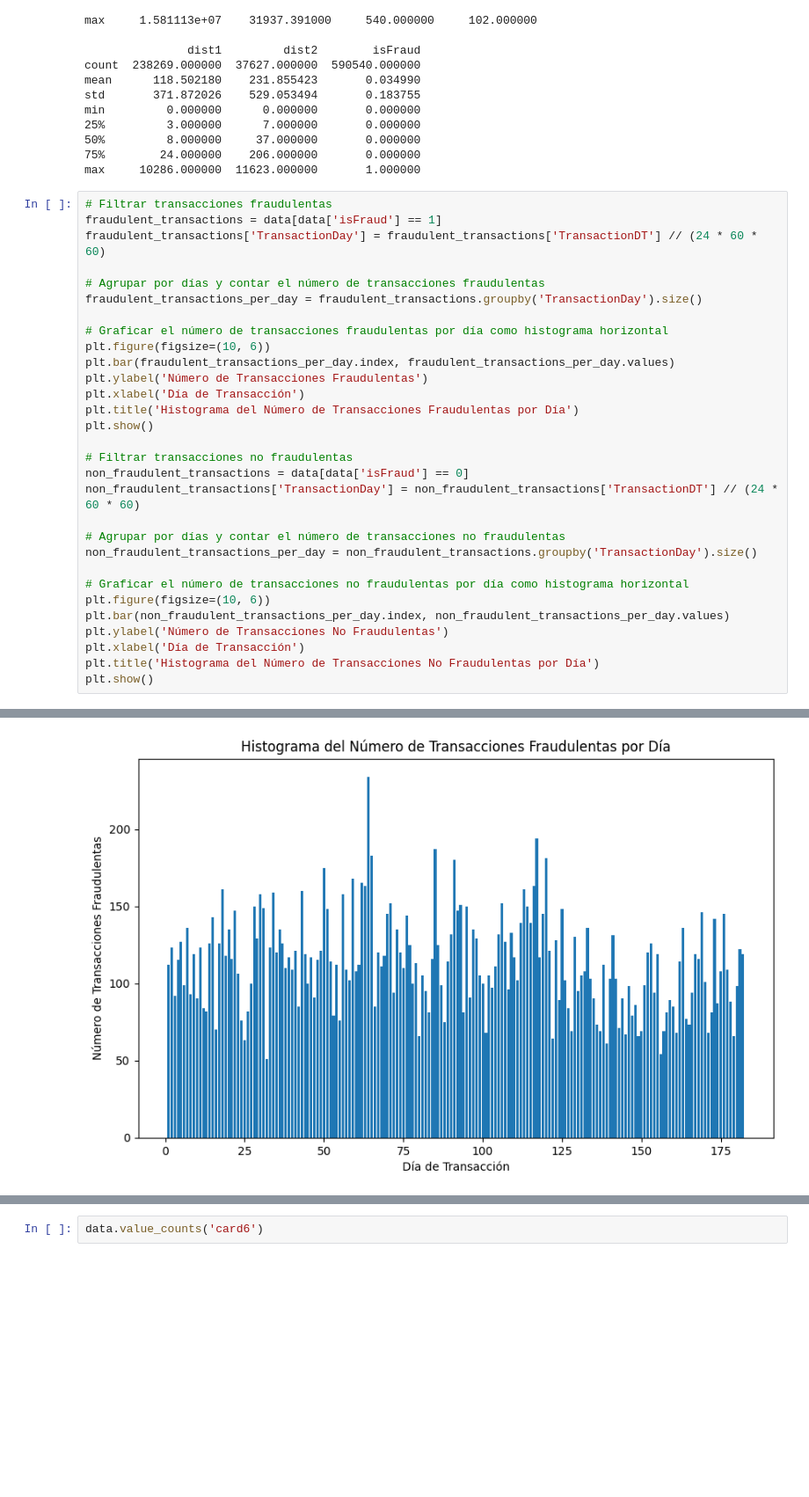
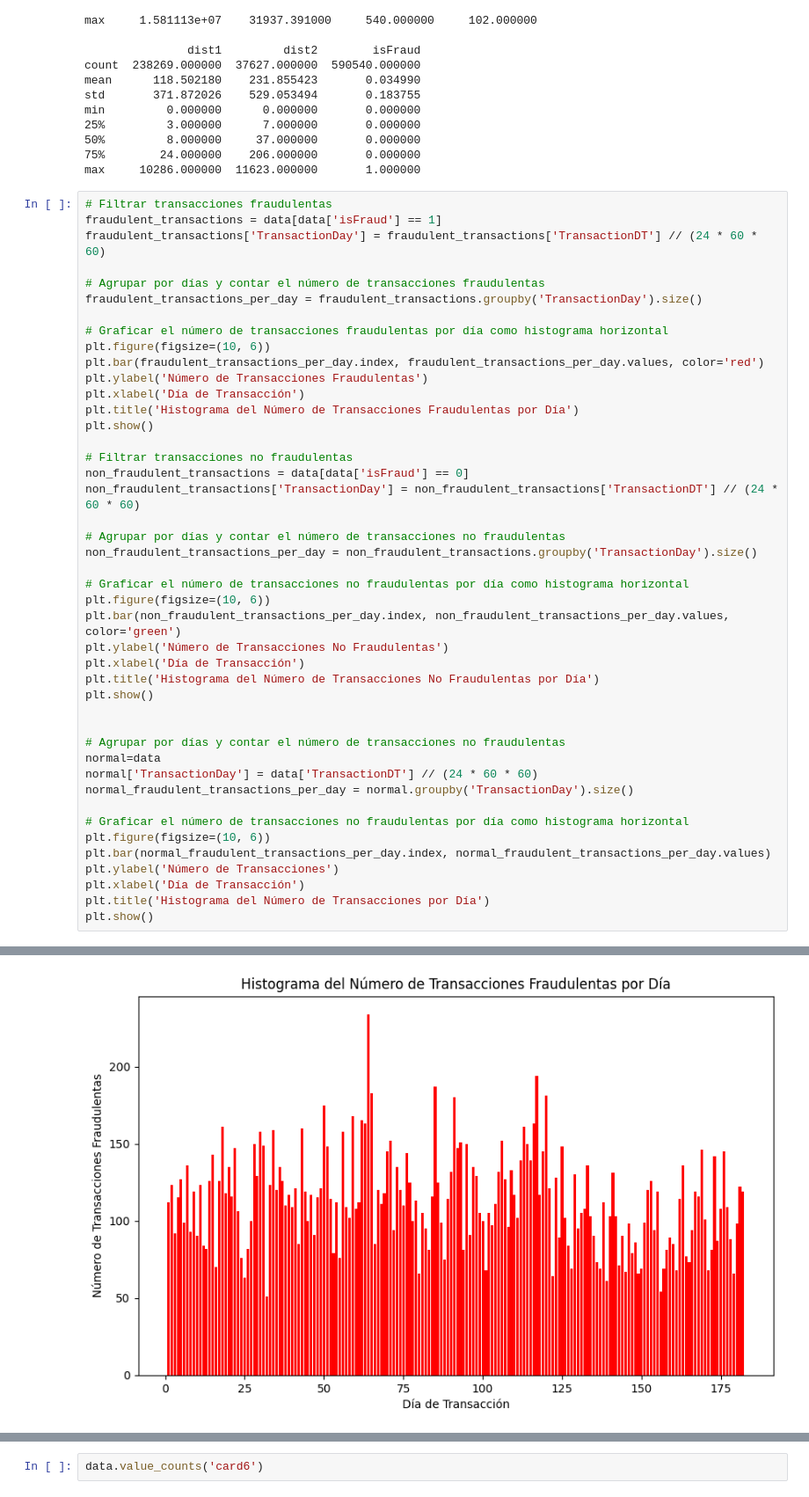
Before and after one commit to AngelMalpartida/Data-Fraud-Detection, a Jupyter notebook: AnalisisExploratorio2.ipynb, the cells around one changed output, grey strips where cells are left out. Shown at 88% size. Saved outputs shown, nothing was run; the diff lists cells and outputs as text; blank space fills up the shorter version.

```diff
--- a/AnalisisExploratorio2.ipynb
+++ b/AnalisisExploratorio2.ipynb
@@ -144,36 +175,50 @@ fraudulent_transactions['TransactionDay'] = fraudulent_transactions['Transaction
 
 # Agrupar por días y contar el número de transacciones fraudulentas
 fraudulent_transactions_per_day = fraudulent_transactions.groupby('TransactionDay').size()
 
 # Graficar el número de transacciones fraudulentas por día como histograma horizontal
 plt.figure(figsize=(10, 6))
-plt.bar(fraudulent_transactions_per_day.index, fraudulent_transactions_per_day.values)
+plt.bar(fraudulent_transactions_per_day.index, fraudulent_transactions_per_day.values, color='red')
 plt.ylabel('Número de Transacciones Fraudulentas')
 plt.xlabel('Día de Transacción')
 plt.title('Histograma del Número de Transacciones Fraudulentas por Día')
 plt.show()
 
 # Filtrar transacciones no fraudulentas
 non_fraudulent_transactions = data[data['isFraud'] == 0]
 non_fraudulent_transactions['TransactionDay'] = non_fraudulent_transactions['TransactionDT'] // (24 * 60 * 60)
 
 # Agrupar por días y contar el número de transacciones no fraudulentas
 non_fraudulent_transactions_per_day = non_fraudulent_transactions.groupby('TransactionDay').size()
 
 # Graficar el número de transacciones no fraudulentas por día como histograma horizontal
 plt.figure(figsize=(10, 6))
-plt.bar(non_fraudulent_transactions_per_day.index, non_fraudulent_transactions_per_day.values)
+plt.bar(non_fraudulent_transactions_per_day.index, non_fraudulent_transactions_per_day.values, color='green')
 plt.ylabel('Número de Transacciones No Fraudulentas')
 plt.xlabel('Día de Transacción')
 plt.title('Histograma del Número de Transacciones No Fraudulentas por Día')
 plt.show()
+
+
+# Agrupar por días y contar el número de transacciones no fraudulentas
+normal=data
+normal['TransactionDay'] = data['TransactionDT'] // (24 * 60 * 60)
+normal_fraudulent_transactions_per_day = normal.groupby('TransactionDay').size()
+
+# Graficar el número de transacciones no fraudulentas por día como histograma horizontal
+plt.figure(figsize=(10, 6))
+plt.bar(normal_fraudulent_transactions_per_day.index, normal_fraudulent_transactions_per_day.values)
+plt.ylabel('Número de Transacciones')
+plt.xlabel('Día de Transacción')
+plt.title('Histograma del Número de Transacciones por Día')
+plt.show()
 # %% [output]
 A value is trying to be set on a copy of a slice from a DataFrame.
 Try using .loc[row_indexer,col_indexer] = value instead
 
 See the caveats in the documentation: https://pandas.pydata.org/pandas-docs/stable/user_guide/indexing.html#returning-a-view-versus-a-copy
   fraudulent_transactions['TransactionDay'] = fraudulent_transactions['TransactionDT'] // (24 * 60 * 60)
-[figure, old version]
+[figure, new version]
 A value is trying to be set on a copy of a slice from a DataFrame.
 Try using .loc[row_indexer,col_indexer] = value instead
 
```
Also changed, not shown: parts of 23 cells of this notebook, 2 other files.
